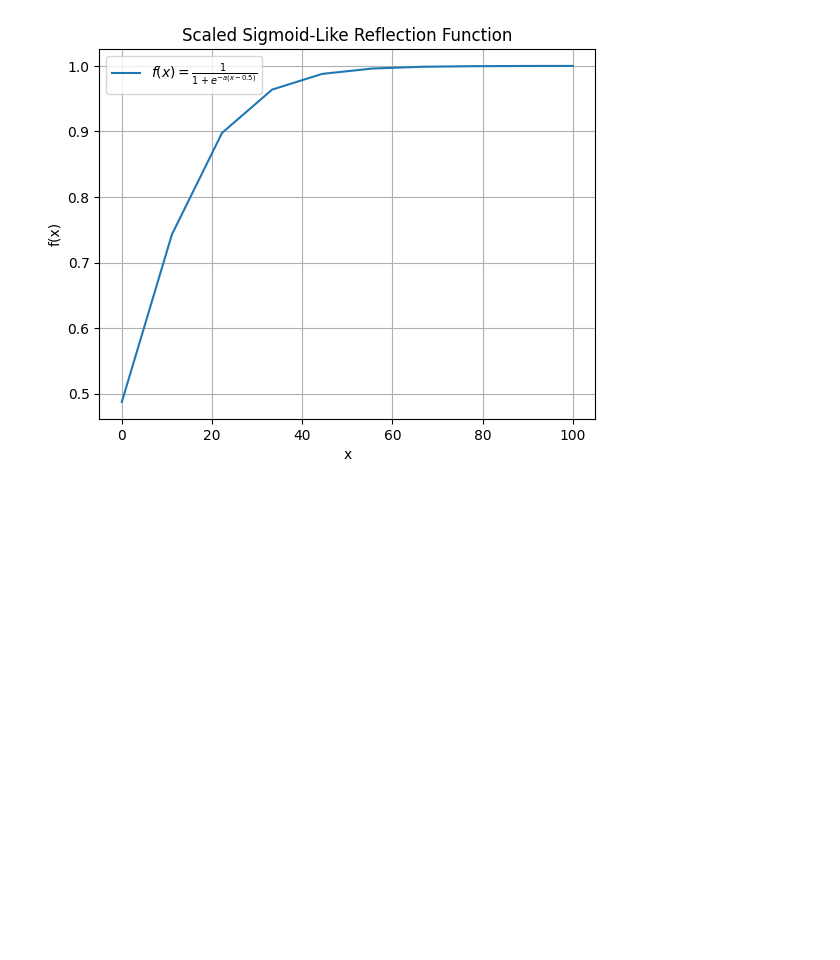
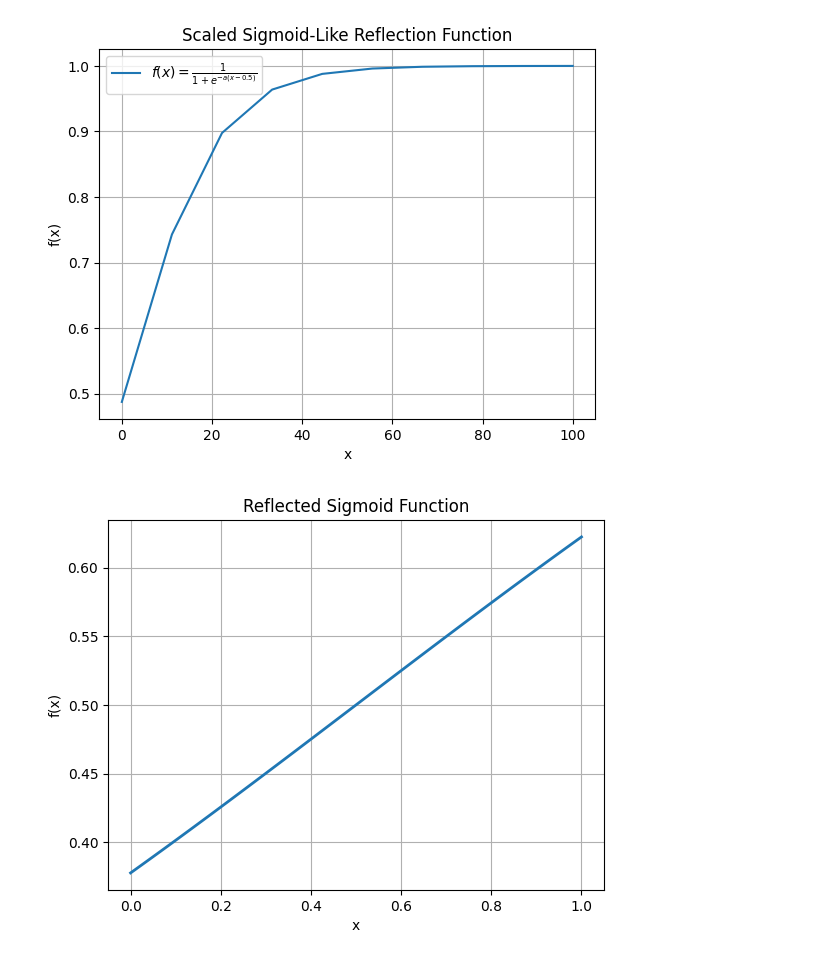
Before and after one commit to aajonaa/jona136, a Jupyter notebook: notebook/curve.ipynb, the cells around one changed output. Drawn from its saved outputs; the diff is of its cells as text; code cells hidden in the pictures; blank space fills up the shorter version.

```diff
--- a/notebook/curve.ipynb
+++ b/notebook/curve.ipynb
@@ -502,3 +502,26 @@ plt.grid(True)
 plt.show()
 # %% [output]
 [figure]
+# %%
+import numpy as np
+import matplotlib.pyplot as plt
+
+# Define parameters
+a = 1
+b = 0.5
+
+# Generate x values
+x_values = np.linspace(0, 1, 100)
+
+# Calculate corresponding y values for the reflected function
+reflected_function = 1 / (1 + np.exp(-a * (x_values - b)))
+
+# Plot the reflected function
+plt.plot(x_values, reflected_function, linewidth=2)
+plt.xlabel('x')
+plt.ylabel('f(x)')
+plt.title('Reflected Sigmoid Function')
+plt.grid(True)
+plt.show()
+# %% [output]
+[figure, added]
```
Also changed, not shown: parts of 2 cells of this notebook, 25 other files.
